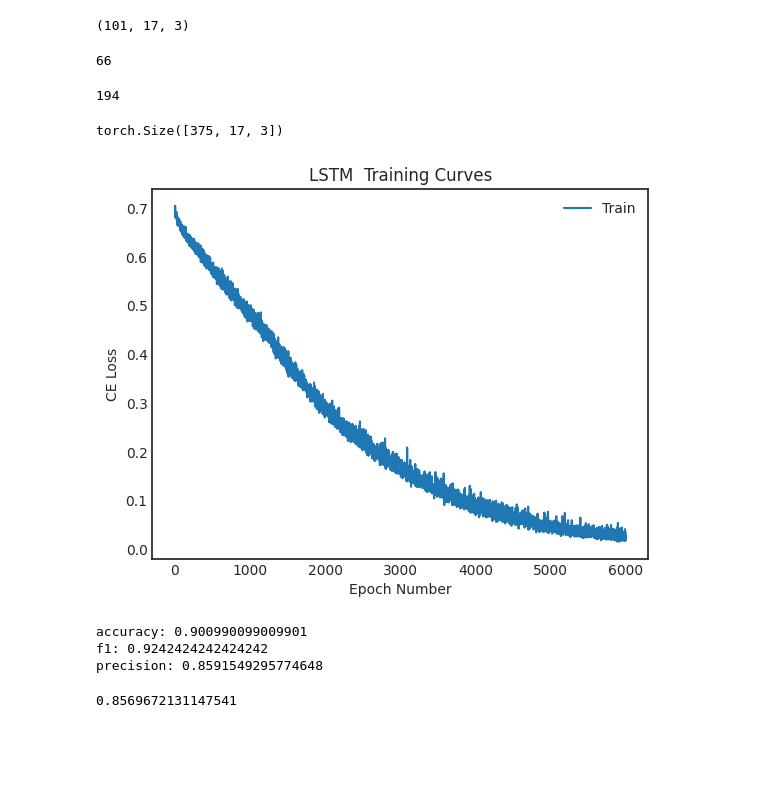
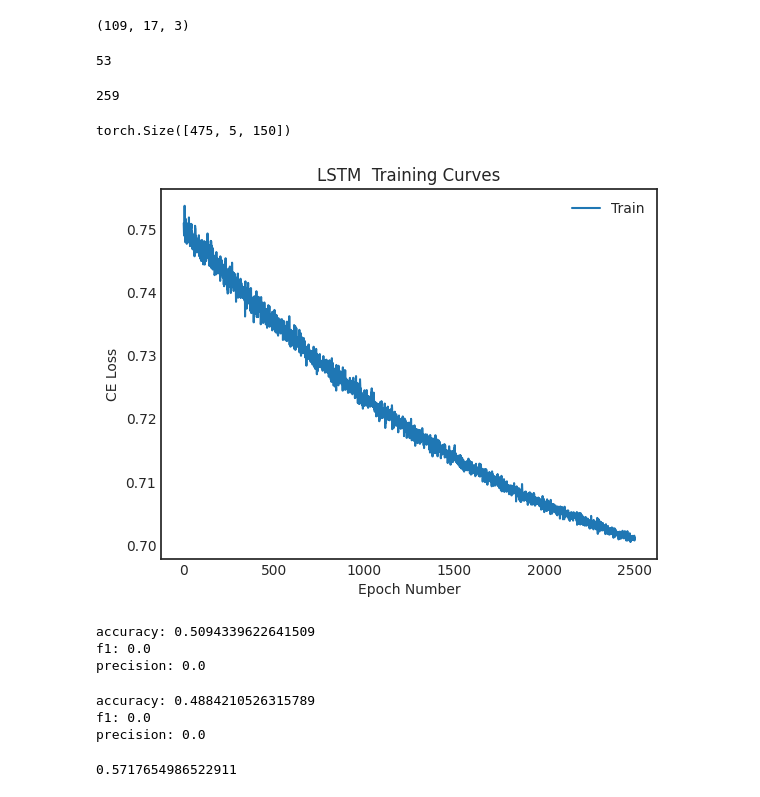
Before and after one commit to smilejennyyu/Delivery-Readiness, a Jupyter notebook: lstm.ipynb, the cells around one changed output. Cells and saved outputs as stored; diff of their text form; code cells hidden in the pictures; blank space fills up the shorter version.

```diff
--- a/lstm.ipynb
+++ b/lstm.ipynb
@@ -192,9 +192,9 @@ def evaluate_model(model, x_test, y_test):
     return y_pred, predictions
 # %%
 import pickle
-with open('data/daily/train_10days.pickle', 'rb') as handle:
+with open('data/5min/largest_window/train_0.pickle', 'rb') as handle:
     train = pickle.load(handle)
-with open('data/daily/test_10days.pickle', 'rb') as handle:
+with open('data/5min/largest_window/test_0.pickle', 'rb') as handle:
     test = pickle.load(handle)
 # %%
 from sklearn.preprocessing import StandardScaler
@@ -216,15 +216,15 @@ X_train.shape #(sample size, #feature, #time steps)
 # %%
 X_test.shape
 # %% [output]
-(101, 17, 3)
+(109, 17, 3)
 # %%
 len(set(test['uid']))
 # %% [output]
-66
+53
 # %%
 len(y_train) - np.count_nonzero(y_train) + len(y_test) - np.count_nonzero(y_test)
 # %% [output]
-194
+259
 # %%
 from torch.utils.data import TensorDataset
 
@@ -256,23 +256,29 @@ test_dataloader = DataLoader(
 # %%
 X_train_scaled.shape
 # %% [output]
-torch.Size([375, 17, 3])
+torch.Size([475, 5, 150])
 # %%
 model = LSTMClassifier(X_train.shape[2], #num features
                 1, #num classes,
-                20, #hidden size
+                2, #hidden size
                 rnn="lstm" #rnn type
            )
 model.to(device)
-model, history = train_model(model, train_dataloader, 6000, 1e-2)
+model, history = train_model(model, train_dataloader, 2500, 1e-4)
 # %% [output]
-[figure, old version]
+[figure, new version]
 # %%
 y_pred, output = evaluate_model(model, X_test_scaled, y_test)
 # %% [output]
-accuracy: 0.900990099009901
-f1: 0.9242424242424242
-precision: 0.8591549295774648
+accuracy: 0.5094339622641509
+f1: 0.0
+precision: 0.0
+# %%
+y_pred_train, output_train = evaluate_model(model, X_train_scaled, y_train)
+# %% [output]
+accuracy: 0.4884210526315789
+f1: 0.0
+precision: 0.0
 # %%
 confidence = []
 for i in output:
@@ -283,7 +289,7 @@ for i in output:
 # %%
 roc_auc_score(y_test, output.T[0])
 # %% [output]
-0.8569672131147541
+0.5717654986522911
 # %%
 results = pd.DataFrame({
     'user_id': test['uid'],
```
Also changed, not shown: parts of 4 cells of this notebook, 18 other files.
